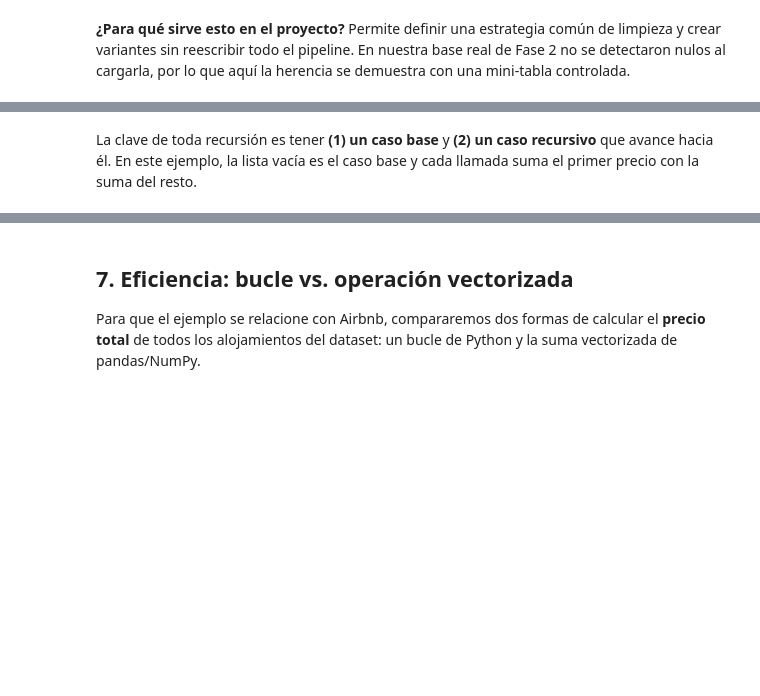
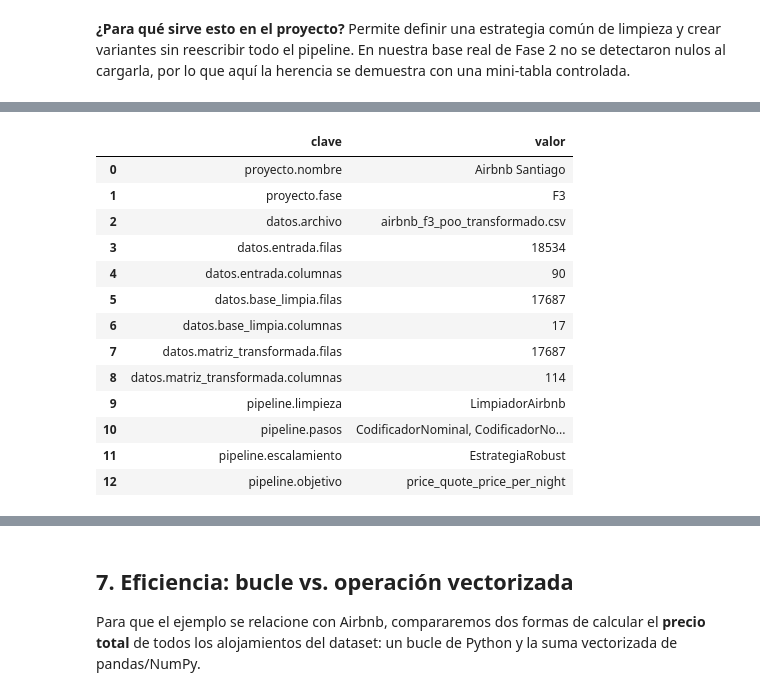
Before and after one commit to Alfredoabraham/proyecto-grupo3-mcdi500, a Jupyter notebook: F3/notebooks/F3_S02_POO_Airbnb_Grupo3_.ipynb, the cells around one changed output, grey strips where cells are left out. Cells and saved outputs as stored; diff of their text form; code cells hidden in the pictures; blank space fills up the shorter version.

```diff
--- a/F3/notebooks/F3_S02_POO_Airbnb_Grupo3_.ipynb
+++ b/F3/notebooks/F3_S02_POO_Airbnb_Grupo3_.ipynb
@@ -79,10 +79,10 @@ from src.transformacion import (
 np.random.seed(42)
 
 # CONFIGURACIÓN GENERAL DEL PROYECTO
-RUTA_DATOS = Path("../../data/processed/airbnb_f3_poo_transformado.csv")
+RUTA_DATOS = Path("../../Data/Processed/airbnb_f3_poo_transformado.csv")
 RUTA_RAW = Path("../../Data/Raw/listings.csv.gz")
 if not RUTA_RAW.exists():
-    RUTA_RAW = Path("../../data/raw/listings.csv.gz")
+    RUTA_RAW = Path("../../Data/Raw/listings.csv.gz")
 
 print("Ruta del dataset:", RUTA_DATOS)
 print("¿Existe el archivo?:", RUTA_DATOS.exists())
@@ -571,2 +666,73 @@ print("Alojamientos para 1 o 2 personas:", resultado)
-# %% [markdown]
-La clave de toda recursión es tener **(1) un caso base** y **(2) un caso recursivo** que avance hacia él. En este ejemplo, la lista vacía es el caso base y cada llamada suma el primer precio con la suma del resto.
+# %%
+METADATOS_F3 = {
+    "proyecto": {
+        "nombre": "Airbnb Santiago",
+        "fase": "F3",
+    },
+    "datos": {
+        "archivo": os.path.basename(RUTA_DATOS),
+        "entrada": {
+            "filas": len(df_raw),
+            "columnas": df_raw.shape[1],
+        },
+        "base_limpia": {
+            "filas": len(df_limpio),
+            "columnas": df_limpio.shape[1],
+        },
+        "matriz_transformada": {
+            "filas": len(df_transformado),
+            "columnas": df_transformado.shape[1],
+        },
+    },
+    "pipeline": {
+        "limpieza": type(limpiador).__name__,
+        "pasos": [type(paso).__name__ for paso in pasos_pipeline],
+        "escalamiento": "EstrategiaRobust",
+        "objetivo": "price_quote_price_per_night",
+    },
+}
+
+
+def aplanar(estructura, prefijo="", separador="."):
+    """Convierte un diccionario anidado en pares clave–valor."""
+    plano = {}
+
+    for clave, valor in estructura.items():
+        ruta = f"{prefijo}{separador}{clave}" if prefijo else str(clave)
+
+        if isinstance(valor, dict):
+            # Caso recursivo: seguimos dentro del diccionario.
+            plano.update(aplanar(valor, ruta, separador))
+        elif isinstance(valor, (list, tuple)):
+            # Caso base: dejamos la secuencia como texto para la tabla.
+            plano[ruta] = ", ".join(str(item) for item in valor)
+        else:
+            # Caso base: guardamos el valor simple.
+            plano[ruta] = valor
+
+    return plano
+
+
+metadatos_planos = aplanar(METADATOS_F3)
+
+tabla_metadatos = pd.DataFrame(
+    metadatos_planos.items(),
+    columns=["clave", "valor"],
+)
+
+display(tabla_metadatos)
+# %% [output]
+|  | clave | valor |
+| 0 | proyecto.nombre | Airbnb Santiago |
+| 1 | proyecto.fase | F3 |
+| 2 | datos.archivo | airbnb_f3_poo_transformado.csv |
+| 3 | datos.entrada.filas | 18534 |
+| 4 | datos.entrada.columnas | 90 |
+| 5 | datos.base_limpia.filas | 17687 |
+| 6 | datos.base_limpia.columnas | 17 |
+| 7 | datos.matriz_transformada.filas | 17687 |
+| 8 | datos.matriz_transformada.columnas | 114 |
+| 9 | pipeline.limpieza | LimpiadorAirbnb |
+| 10 | pipeline.pasos | CodificadorNominal, CodificadorNo... |
+| 11 | pipeline.escalamiento | EstrategiaRobust |
+| 12 | pipeline.objetivo | price_quote_price_per_night |
```
Also changed, not shown: parts of 29 cells of this notebook, 1 other file.
